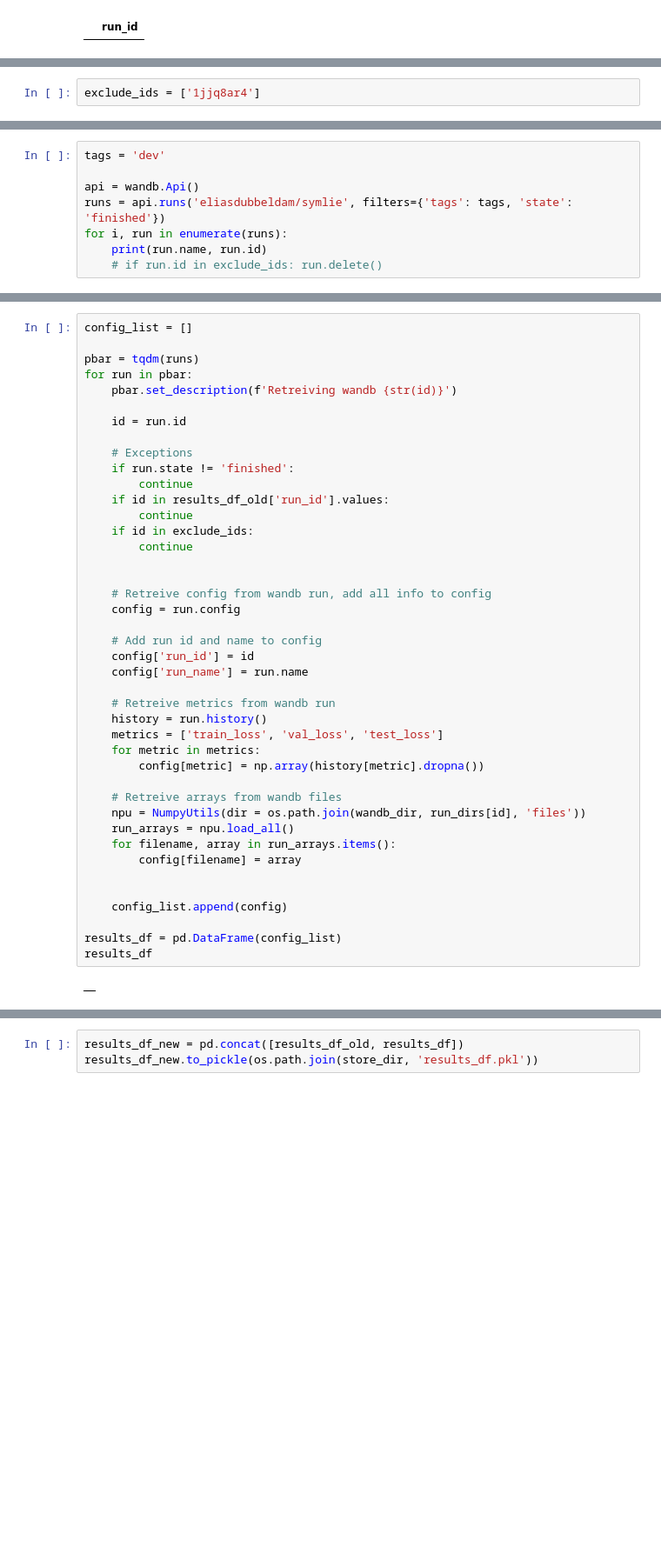
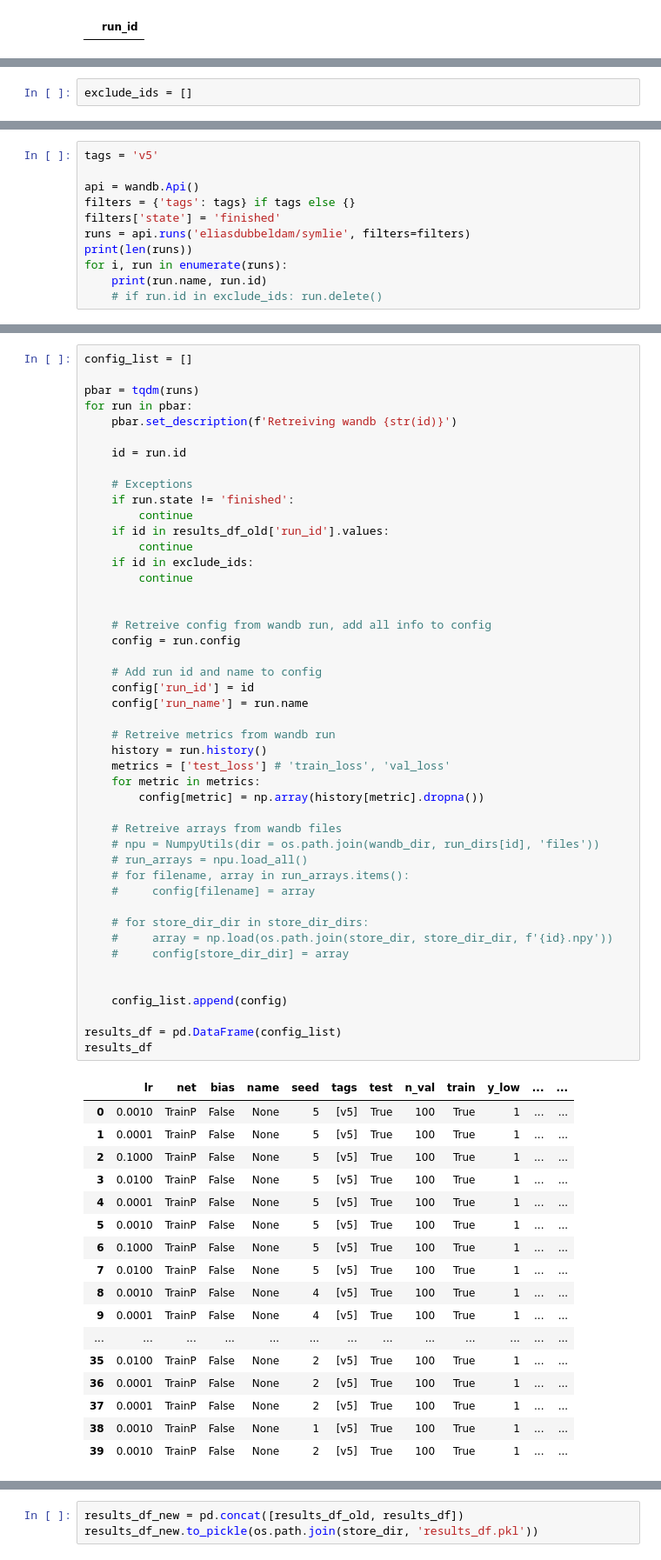
Before and after one commit to elidub/SymPDE, a Jupyter notebook: notebooks_symlie/manage_wandb.ipynb, the cells around one changed output, grey strips where cells are left out. Shown at 87% size. Drawn from its saved outputs; the diff is of its cells as text; blank space fills up the shorter version.

```diff
--- a/notebooks_symlie/manage_wandb.ipynb
+++ b/notebooks_symlie/manage_wandb.ipynb
@@ -37,2 +46,2 @@ run_dirs_df
 # %%
-exclude_ids = ['1jjq8ar4']
+exclude_ids = []
@@ -39,8 +59,11 @@ exclude_ids = ['1jjq8ar4']
 # %%
-tags = 'dev'
+tags = 'v5'
 
 api = wandb.Api()
-runs = api.runs('eliasdubbeldam/symlie', filters={'tags': tags, 'state': 'finished'})
+filters = {'tags': tags} if tags else {}
+filters['state'] = 'finished'
+runs = api.runs('eliasdubbeldam/symlie', filters=filters)
+print(len(runs))
 for i, run in enumerate(runs):
     print(run.name, run.id)
     # if run.id in exclude_ids: run.delete()
@@ -55,36 +102,56 @@ for run in pbar:
 
     # Exceptions
     if run.state != 'finished':
         continue
     if id in results_df_old['run_id'].values:
         continue
     if id in exclude_ids:
         continue
 
 
     # Retreive config from wandb run, add all info to config
     config = run.config
 
     # Add run id and name to config
     config['run_id'] = id
     config['run_name'] = run.name
 
     # Retreive metrics from wandb run
     history = run.history()
-    metrics = ['train_loss', 'val_loss', 'test_loss']
+    metrics = ['test_loss'] # 'train_loss', 'val_loss'
     for metric in metrics:
         config[metric] = np.array(history[metric].dropna())
 
     # Retreive arrays from wandb files
-    npu = NumpyUtils(dir = os.path.join(wandb_dir, run_dirs[id], 'files'))
-    run_arrays = npu.load_all()
-    for filename, array in run_arrays.items():
-        config[filename] = array
+    # npu = NumpyUtils(dir = os.path.join(wandb_dir, run_dirs[id], 'files'))
+    # run_arrays = npu.load_all()
+    # for filename, array in run_arrays.items():
+    #     config[filename] = array
+
+    # for store_dir_dir in store_dir_dirs:
+    #     array = np.load(os.path.join(store_dir, store_dir_dir, f'{id}.npy'))
+    #     config[store_dir_dir] = array
 
 
     config_list.append(config)
 
 results_df = pd.DataFrame(config_list)
 results_df
 # %% [output]
-|  |
+|  | lr | net | bias | name | seed | tags | test | n_val | train | y_low | ... | ... |
+| 0 | 0.0010 | TrainP | False | None | 5 | [v5] | True | 100 | True | 1 | ... | ... |
+| 1 | 0.0001 | TrainP | False | None | 5 | [v5] | True | 100 | True | 1 | ... | ... |
+| 2 | 0.1000 | TrainP | False | None | 5 | [v5] | True | 100 | True | 1 | ... | ... |
+| 3 | 0.0100 | TrainP | False | None | 5 | [v5] | True | 100 | True | 1 | ... | ... |
+| 4 | 0.0001 | TrainP | False | None | 5 | [v5] | True | 100 | True | 1 | ... | ... |
+| 5 | 0.0010 | TrainP | False | None | 5 | [v5] | True | 100 | True | 1 | ... | ... |
+| 6 | 0.1000 | TrainP | False | None | 5 | [v5] | True | 100 | True | 1 | ... | ... |
+| 7 | 0.0100 | TrainP | False | None | 5 | [v5] | True | 100 | True | 1 | ... | ... |
+| 8 | 0.0010 | TrainP | False | None | 4 | [v5] | True | 100 | True | 1 | ... | ... |
+| 9 | 0.0001 | TrainP | False | None | 4 | [v5] | True | 100 | True | 1 | ... | ... |
+| ... | ... | ... | ... | ... | ... | ... | ... | ... | ... | ... | ... | ... |
+| 35 | 0.0100 | TrainP | False | None | 2 | [v5] | True | 100 | True | 1 | ... | ... |
+| 36 | 0.0001 | TrainP | False | None | 2 | [v5] | True | 100 | True | 1 | ... | ... |
+| 37 | 0.0001 | TrainP | False | None | 2 | [v5] | True | 100 | True | 1 | ... | ... |
+| 38 | 0.0010 | TrainP | False | None | 1 | [v5] | True | 100 | True | 1 | ... | ... |
+| 39 | 0.0010 | TrainP | False | None | 2 | [v5] | True | 100 | True | 1 | ... | ... |
```
Also changed, not shown: parts of 6 cells of this notebook.
